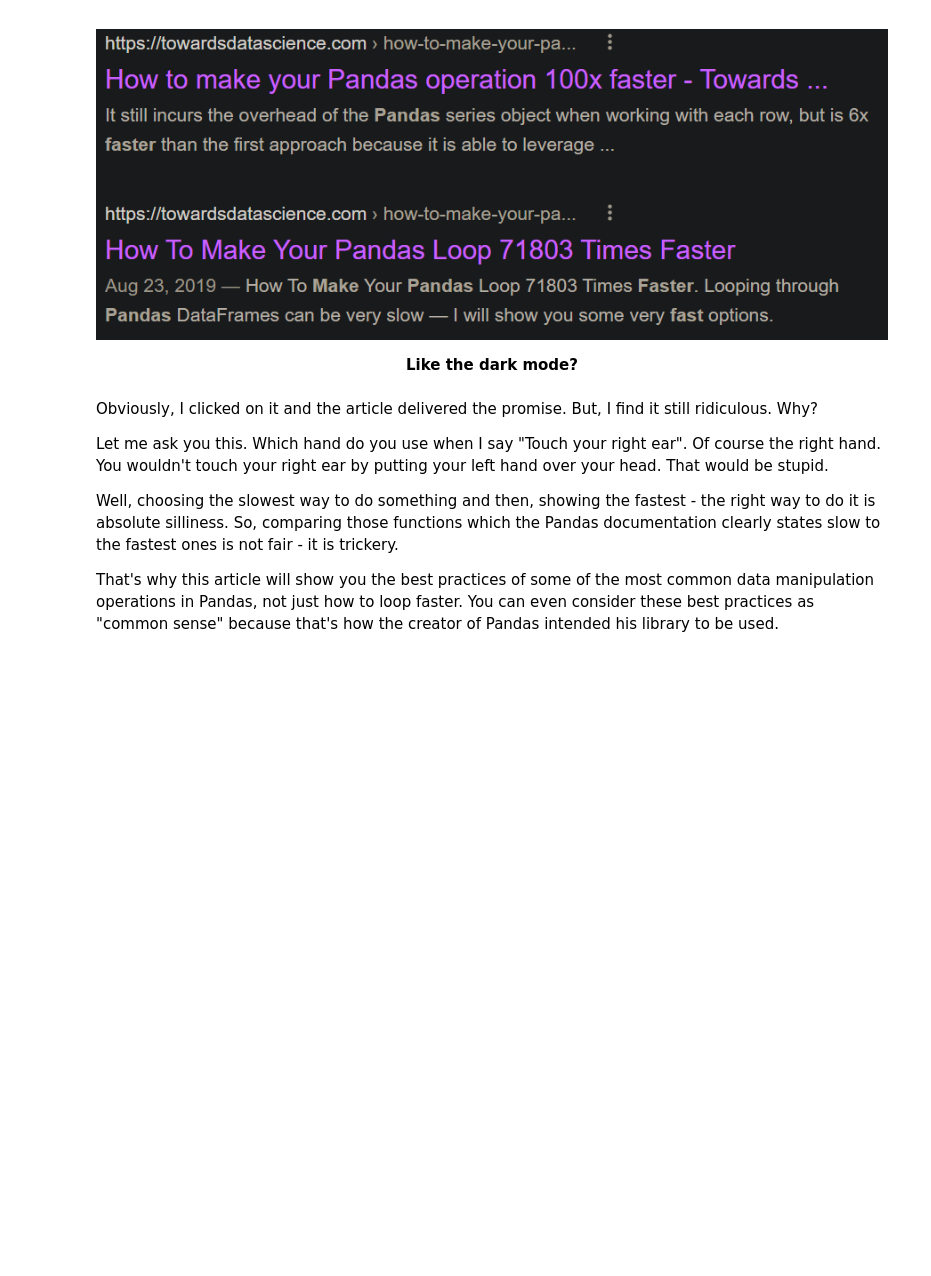
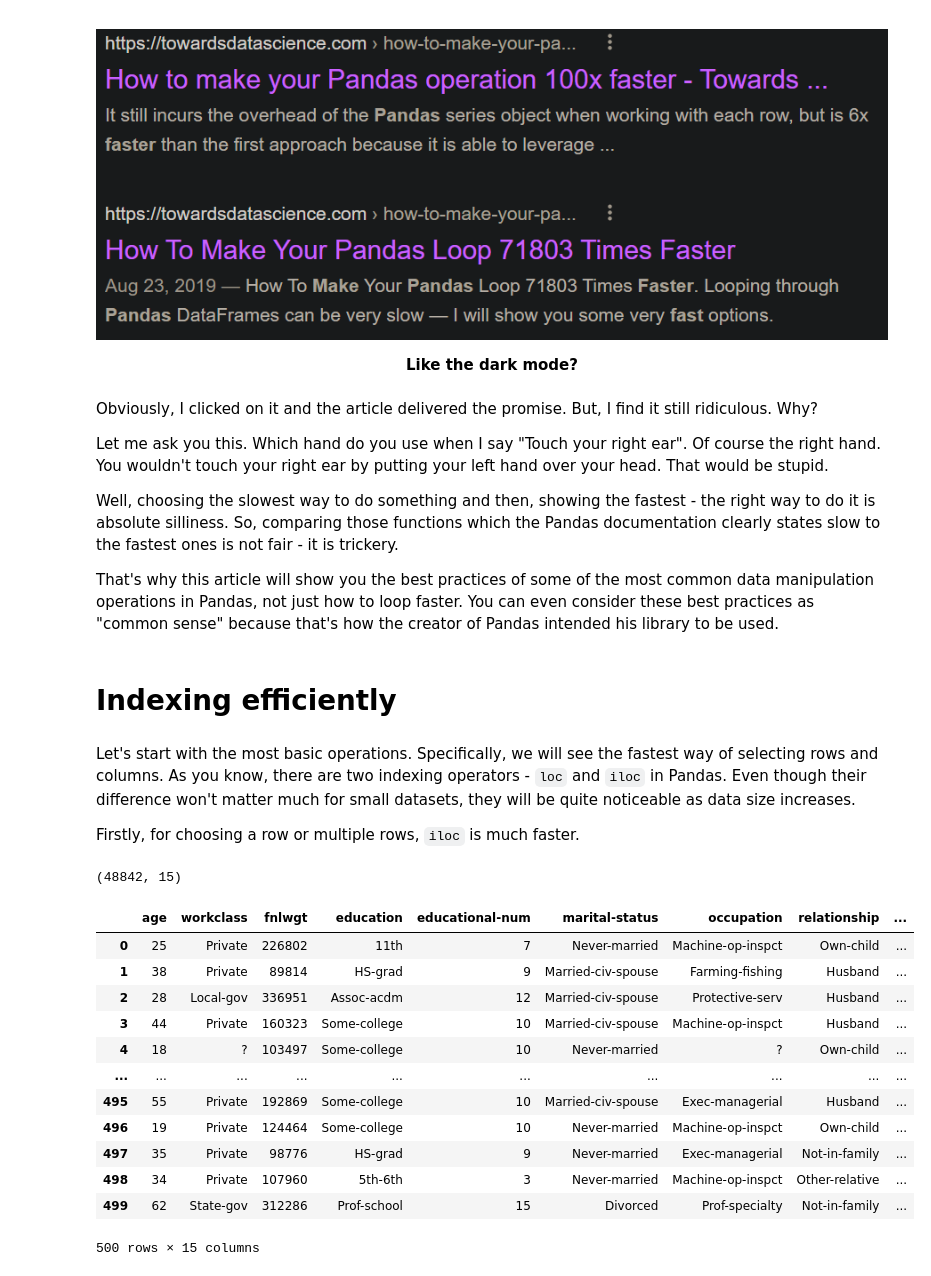
Before and after one commit to BexTuychiev/medium_stories, a Jupyter notebook: 2021/september/6_faster_pandas/notebook.ipynb, the cells around one changed output. Saved outputs shown, nothing was run; the diff lists cells and outputs as text; code cells hidden in the pictures; blank space fills up the shorter version.

Commit message:
section: Indexing efficiently

```diff
--- a/2021/september/6_faster_pandas/notebook.ipynb
+++ b/2021/september/6_faster_pandas/notebook.ipynb
@@ -69,3 +69,31 @@ Let me ask you this. Which hand do you use when I say "Touch your right ear". Of
 Well, choosing the slowest way to do something and then, showing the fastest - the right way to do it is absolute silliness. So, comparing those functions which the Pandas documentation clearly states slow to the fastest ones is not fair - it is trickery.
 
 That's why this article will show you the best practices of some of the most common data manipulation operations in Pandas, not just how to loop faster. You can even consider these best practices as "common sense" because that's how the creator of Pandas intended his library to be used.
+# %% [markdown]
+# Indexing efficiently
+# %% [markdown]
+Let's start with the most basic operations. Specifically, we will see the fastest way of selecting rows and columns. As you know, there are two indexing operators - `loc` and `iloc` in Pandas. Even though their difference won't matter much for small datasets, they will be quite noticeable as data size increases.
+
+Firstly, for choosing a row or multiple rows, `iloc` is much faster.
+# %%
+adult_income = pd.read_csv("data/adult.csv")
+adult_income.shape
+# %% [output]
+(48842, 15)
+# %%
+# Choose rows
+adult_income.iloc[range(500)]
+# %% [output]
+|  | age | workclass | fnlwgt | education | educational-num | marital-status | occupation | relationship | ... |
+| 0 | 25 | Private | 226802 | 11th | 7 | Never-married | Machine-op-inspct | Own-child | ... |
+| 1 | 38 | Private | 89814 | HS-grad | 9 | Married-civ-spouse | Farming-fishing | Husband | ... |
+| 2 | 28 | Local-gov | 336951 | Assoc-acdm | 12 | Married-civ-spouse | Protective-serv | Husband | ... |
+| 3 | 44 | Private | 160323 | Some-college | 10 | Married-civ-spouse | Machine-op-inspct | Husband | ... |
+| 4 | 18 | ? | 103497 | Some-college | 10 | Never-married | ? | Own-child | ... |
+| ... | ... | ... | ... | ... | ... | ... | ... | ... | ... |
+| 495 | 55 | Private | 192869 | Some-college | 10 | Married-civ-spouse | Exec-managerial | Husband | ... |
+| 496 | 19 | Private | 124464 | Some-college | 10 | Never-married | Machine-op-inspct | Own-child | ... |
+| 497 | 35 | Private | 98776 | HS-grad | 9 | Never-married | Exec-managerial | Not-in-family | ... |
+| 498 | 34 | Private | 107960 | 5th-6th | 3 | Never-married | Machine-op-inspct | Other-relative | ... |
+| 499 | 62 | State-gov | 312286 | Prof-school | 15 | Divorced | Prof-specialty | Not-in-family | ... |
+500 rows × 15 columns
```
Also changed, not shown: parts of 5 cells of this notebook, 2 other files.
